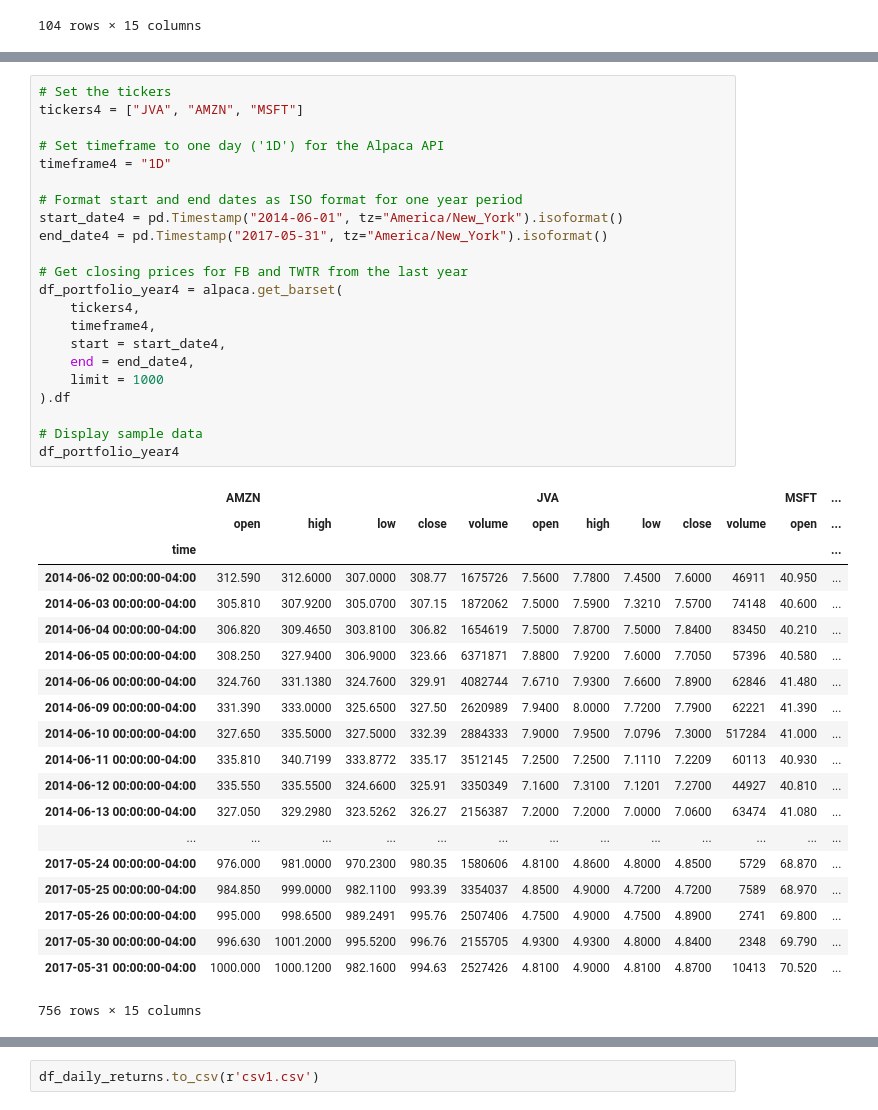
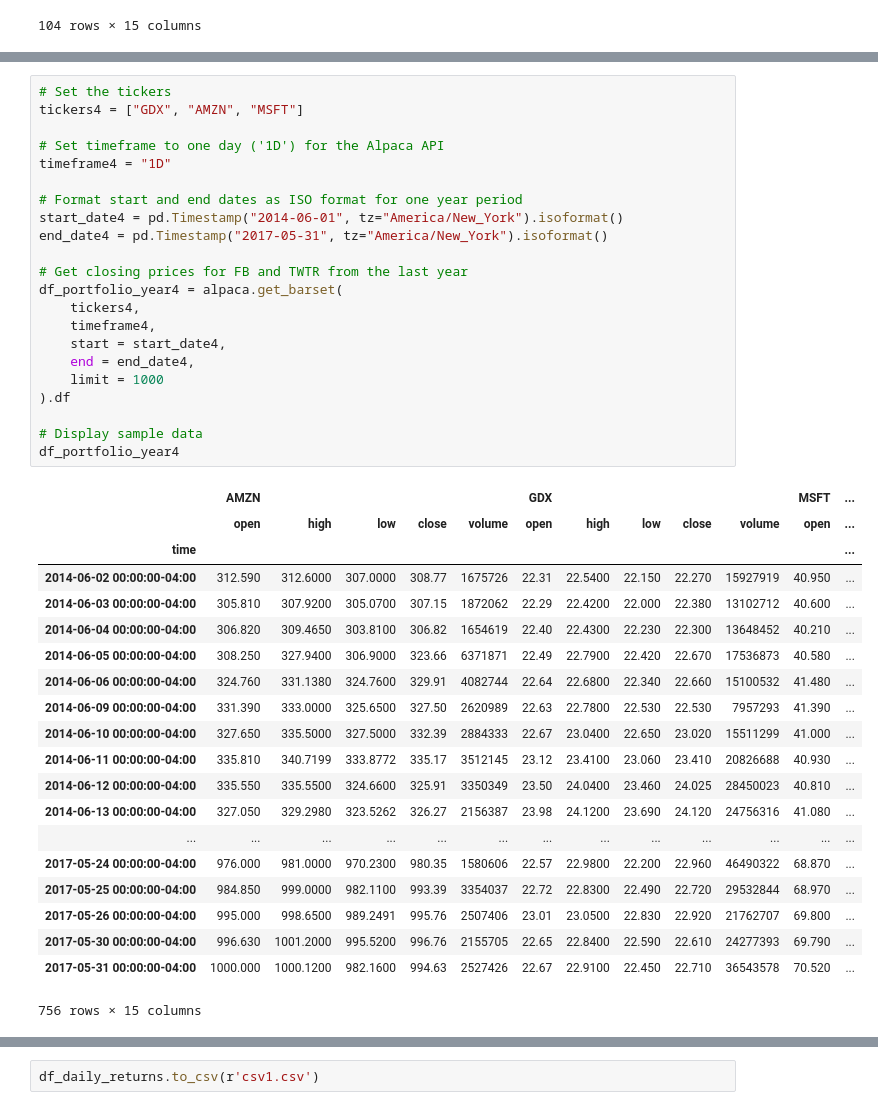
Before and after one commit to HeimmerTime/Project_1, a Jupyter notebook: eric_data.ipynb, the cells around one changed output, grey strips where cells are left out. Saved outputs shown, nothing was run; the diff lists cells and outputs as text.

```diff
--- a/eric_data.ipynb
+++ b/eric_data.ipynb
@@ -161,46 +160,46 @@ df_portfolio_year3
 754 rows × 15 columns
 # %%
 # Set the tickers
-tickers4 = ["JVA", "AMZN", "MSFT"]
+tickers4 = ["GDX", "AMZN", "MSFT"]
 
 # Set timeframe to one day ('1D') for the Alpaca API
 timeframe4 = "1D"
 
 # Format start and end dates as ISO format for one year period
 start_date4 = pd.Timestamp("2014-06-01", tz="America/New_York").isoformat()
 end_date4 = pd.Timestamp("2017-05-31", tz="America/New_York").isoformat()
 
 # Get closing prices for FB and TWTR from the last year
 df_portfolio_year4 = alpaca.get_barset(
     tickers4,
     timeframe4,
     start = start_date4,
     end = end_date4,
     limit = 1000
 ).df
 
 # Display sample data
 df_portfolio_year4
 # %% [output]
-|  | AMZN |  |  |  |  | JVA |  |  |  |  | MSFT | ... |
+|  | AMZN |  |  |  |  | GDX |  |  |  |  | MSFT | ... |
 |  | open | high | low | close | volume | open | high | low | close | volume | open | ... |
 | time |  |  |  |  |  |  |  |  |  |  |  | ... |
-| 2014-06-02 00:00:00-04:00 | 312.590 | 312.6000 | 307.0000 | 308.77 | 1675726 | 7.5600 | 7.7800 | 7.4500 | 7.6000 | 46911 | 40.950 | ... |
-| 2014-06-03 00:00:00-04:00 | 305.810 | 307.9200 | 305.0700 | 307.15 | 1872062 | 7.5000 | 7.5900 | 7.3210 | 7.5700 | 74148 | 40.600 | ... |
-| 2014-06-04 00:00:00-04:00 | 306.820 | 309.4650 | 303.8100 | 306.82 | 1654619 | 7.5000 | 7.8700 | 7.5000 | 7.8400 | 83450 | 40.210 | ... |
-| 2014-06-05 00:00:00-04:00 | 308.250 | 327.9400 | 306.9000 | 323.66 | 6371871 | 7.8800 | 7.9200 | 7.6000 | 7.7050 | 57396 | 40.580 | ... |
-| 2014-06-06 00:00:00-04:00 | 324.760 | 331.1380 | 324.7600 | 329.91 | 4082744 | 7.6710 | 7.9300 | 7.6600 | 7.8900 | 62846 | 41.480 | ... |
-| 2014-06-09 00:00:00-04:00 | 331.390 | 333.0000 | 325.6500 | 327.50 | 2620989 | 7.9400 | 8.0000 | 7.7200 | 7.7900 | 62221 | 41.390 | ... |
-| 2014-06-10 00:00:00-04:00 | 327.650 | 335.5000 | 327.5000 | 332.39 | 2884333 | 7.9000 | 7.9500 | 7.0796 | 7.3000 | 517284 | 41.000 | ... |
-| 2014-06-11 00:00:00-04:00 | 335.810 | 340.7199 | 333.8772 | 335.17 | 3512145 | 7.2500 | 7.2500 | 7.1110 | 7.2209 | 60113 | 40.930 | ... |
-| 2014-06-12 00:00:00-04:00 | 335.550 | 335.5500 | 324.6600 | 325.91 | 3350349 | 7.1600 | 7.3100 | 7.1201 | 7.2700 | 44927 | 40.810 | ... |
-| 2014-06-13 00:00:00-04:00 | 327.050 | 329.2980 | 323.5262 | 326.27 | 2156387 | 7.2000 | 7.2000 | 7.0000 | 7.0600 | 63474 | 41.080 | ... |
+| 2014-06-02 00:00:00-04:00 | 312.590 | 312.6000 | 307.0000 | 308.77 | 1675726 | 22.31 | 22.5400 | 22.150 | 22.270 | 15927919 | 40.950 | ... |
+| 2014-06-03 00:00:00-04:00 | 305.810 | 307.9200 | 305.0700 | 307.15 | 1872062 | 22.29 | 22.4200 | 22.000 | 22.380 | 13102712 | 40.600 | ... |
+| 2014-06-04 00:00:00-04:00 | 306.820 | 309.4650 | 303.8100 | 306.82 | 1654619 | 22.40 | 22.4300 | 22.230 | 22.300 | 13648452 | 40.210 | ... |
+| 2014-06-05 00:00:00-04:00 | 308.250 | 327.9400 | 306.9000 | 323.66 | 6371871 | 22.49 | 22.7900 | 22.420 | 22.670 | 17536873 | 40.580 | ... |
+| 2014-06-06 00:00:00-04:00 | 324.760 | 331.1380 | 324.7600 | 329.91 | 4082744 | 22.64 | 22.6800 | 22.340 | 22.660 | 15100532 | 41.480 | ... |
+| 2014-06-09 00:00:00-04:00 | 331.390 | 333.0000 | 325.6500 | 327.50 | 2620989 | 22.63 | 22.7800 | 22.530 | 22.530 | 7957293 | 41.390 | ... |
+| 2014-06-10 00:00:00-04:00 | 327.650 | 335.5000 | 327.5000 | 332.39 | 2884333 | 22.67 | 23.0400 | 22.650 | 23.020 | 15511299 | 41.000 | ... |
+| 2014-06-11 00:00:00-04:00 | 335.810 | 340.7199 | 333.8772 | 335.17 | 3512145 | 23.12 | 23.4100 | 23.060 | 23.410 | 20826688 | 40.930 | ... |
+| 2014-06-12 00:00:00-04:00 | 335.550 | 335.5500 | 324.6600 | 325.91 | 3350349 | 23.50 | 24.0400 | 23.460 | 24.025 | 28450023 | 40.810 | ... |
+| 2014-06-13 00:00:00-04:00 | 327.050 | 329.2980 | 323.5262 | 326.27 | 2156387 | 23.98 | 24.1200 | 23.690 | 24.120 | 24756316 | 41.080 | ... |
 | ... | ... | ... | ... | ... | ... | ... | ... | ... | ... | ... | ... | ... |
-| 2017-05-24 00:00:00-04:00 | 976.000 | 981.0000 | 970.2300 | 980.35 | 1580606 | 4.8100 | 4.8600 | 4.8000 | 4.8500 | 5729 | 68.870 | ... |
-| 2017-05-25 00:00:00-04:00 | 984.850 | 999.0000 | 982.1100 | 993.39 | 3354037 | 4.8500 | 4.9000 | 4.7200 | 4.7200 | 7589 | 68.970 | ... |
-| 2017-05-26 00:00:00-04:00 | 995.000 | 998.6500 | 989.2491 | 995.76 | 2507406 | 4.7500 | 4.9000 | 4.7500 | 4.8900 | 2741 | 69.800 | ... |
-| 2017-05-30 00:00:00-04:00 | 996.630 | 1001.2000 | 995.5200 | 996.76 | 2155705 | 4.9300 | 4.9300 | 4.8000 | 4.8400 | 2348 | 69.790 | ... |
-| 2017-05-31 00:00:00-04:00 | 1000.000 | 1000.1200 | 982.1600 | 994.63 | 2527426 | 4.8100 | 4.9000 | 4.8100 | 4.8700 | 10413 | 70.520 | ... |
+| 2017-05-24 00:00:00-04:00 | 976.000 | 981.0000 | 970.2300 | 980.35 | 1580606 | 22.57 | 22.9800 | 22.200 | 22.960 | 46490322 | 68.870 | ... |
+| 2017-05-25 00:00:00-04:00 | 984.850 | 999.0000 | 982.1100 | 993.39 | 3354037 | 22.72 | 22.8300 | 22.490 | 22.720 | 29532844 | 68.970 | ... |
+| 2017-05-26 00:00:00-04:00 | 995.000 | 998.6500 | 989.2491 | 995.76 | 2507406 | 23.01 | 23.0500 | 22.830 | 22.920 | 21762707 | 69.800 | ... |
+| 2017-05-30 00:00:00-04:00 | 996.630 | 1001.2000 | 995.5200 | 996.76 | 2155705 | 22.65 | 22.8400 | 22.590 | 22.610 | 24277393 | 69.790 | ... |
+| 2017-05-31 00:00:00-04:00 | 1000.000 | 1000.1200 | 982.1600 | 994.63 | 2527426 | 22.67 | 22.9100 | 22.450 | 22.710 | 36543578 | 70.520 | ... |
 756 rows × 15 columns
 # %%
 # Set the tickers
```
Also changed, not shown: parts of 11 cells of this notebook, 2 other files.
